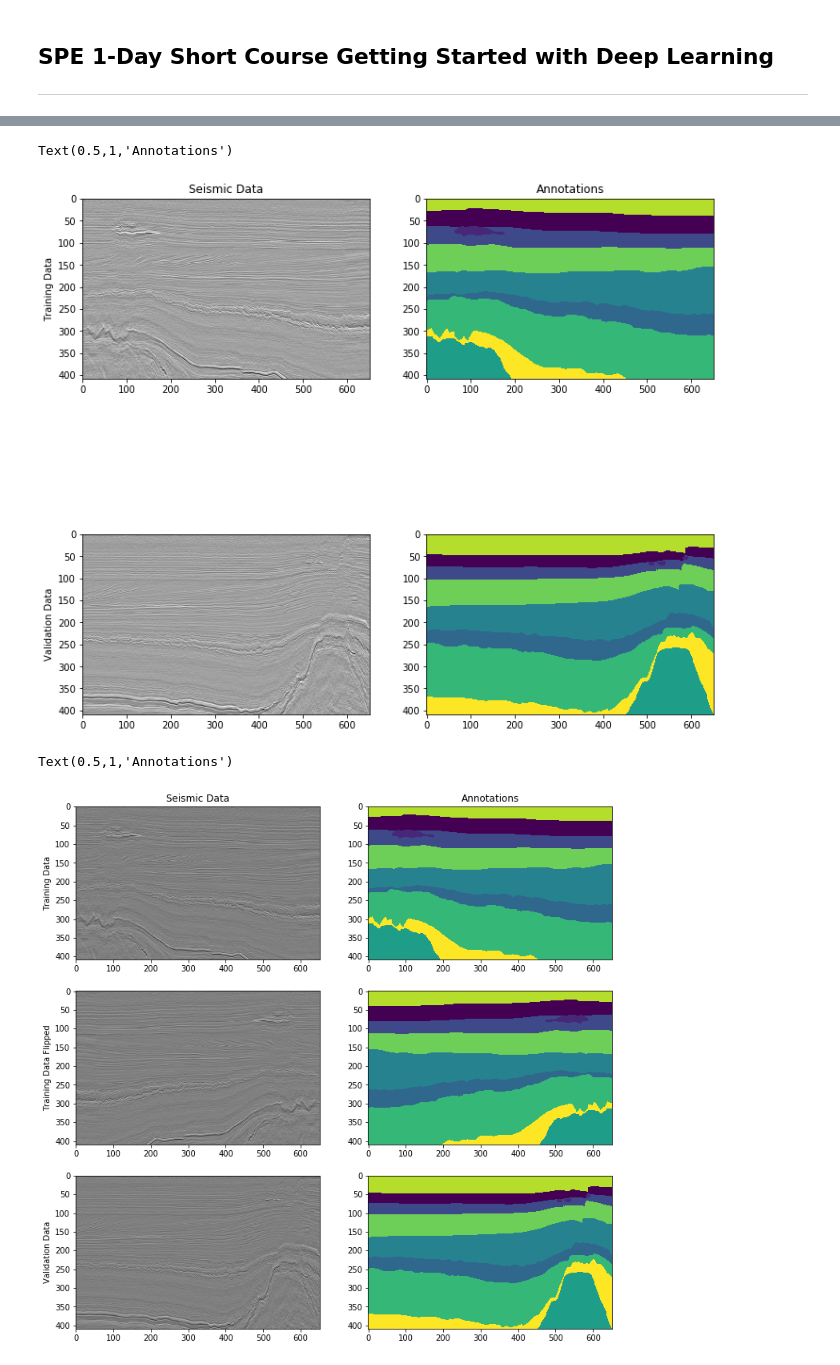
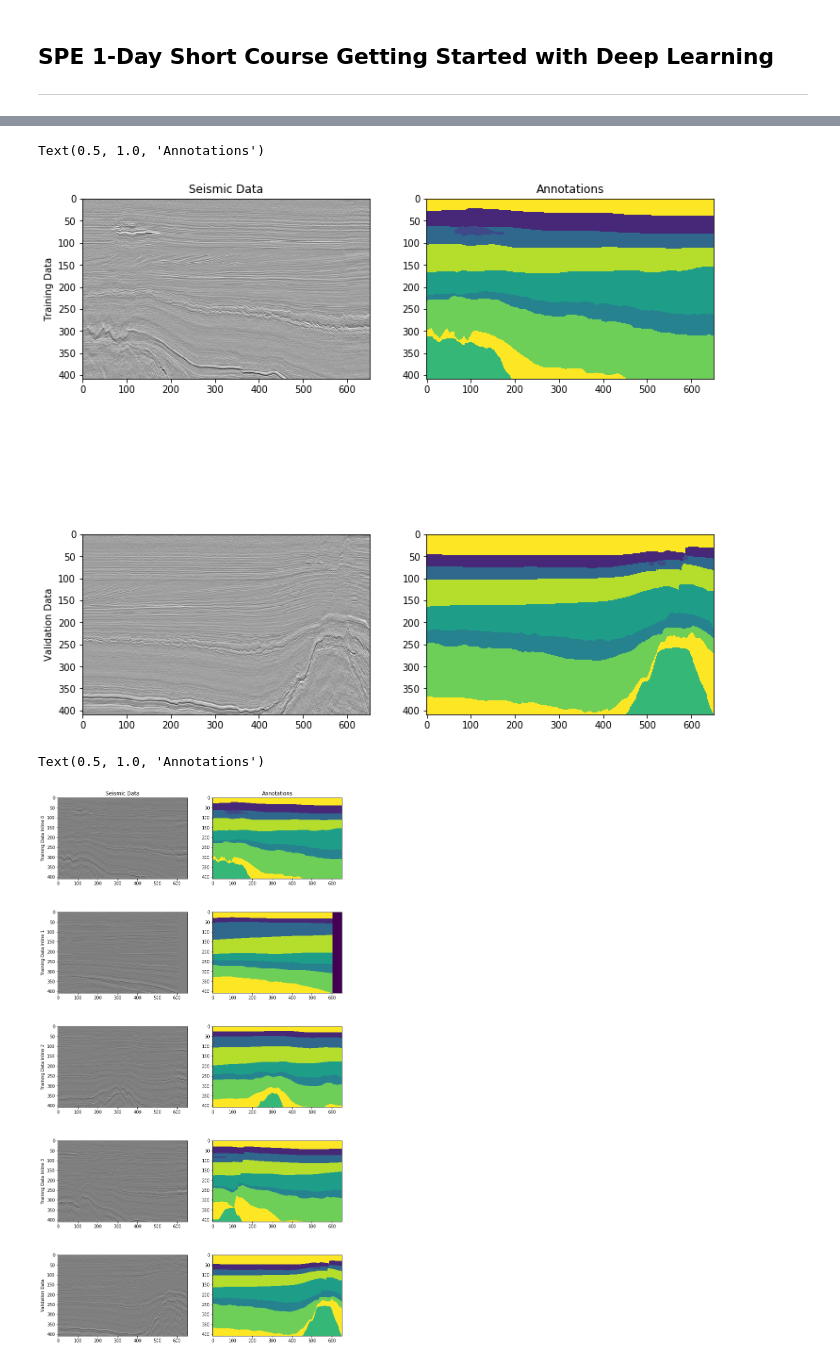
Before and after one commit to LukasMosser/SPE_GS_DL, a Jupyter notebook: SPE-1Day-Course-How-To-Get-Started-With-Deep-Learning.ipynb, the cells around one changed output, grey strips where cells are left out. Saved outputs shown, nothing was run; the diff lists cells and outputs as text; code cells hidden in the pictures.

```diff
--- a/SPE-1Day-Course-How-To-Get-Started-With-Deep-Learning.ipynb
+++ b/SPE-1Day-Course-How-To-Get-Started-With-Deep-Learning.ipynb
@@ -27,6 +45,0 @@ Image Dimensions:  (409, 651)
-# %%
-for class_label, value in zip(range(len(np.unique(train_annotation))), np.unique(train_annotation)):
-    train_annotation[np.where(train_annotation==value)] = class_label
-
-for class_label, value in zip(range(len(np.unique(validation_annotation))), np.unique(validation_annotation)):
-    validation_annotation[np.where(validation_annotation==value)] = class_label
@@ -37,9 +46,18 @@ Classes in Train:  [0 1 2 3 4 5 6 7 8 9] Classes in Validation:  [0 1 2 3 4 5 6
+# %%
+image_classes = [0, 43,  85,  87,  90,  93, 122, 134, 166, 200, 208]
+class_labels = range(len(image_classes))
+for i in range(len(train_annotations)):
+    for class_label, value in zip(class_labels, image_classes):
+        train_annotations[i][np.where(train_annotations[i]==value)] = class_label
+
+for class_label, value in zip(class_labels, image_classes):
+    validation_annotation[np.where(validation_annotation==value)] = class_label
 # %%
 fig, ax = plt.subplots(2, 2, figsize=(12, 12))
-ax[0, 0].imshow(train_image, vmin=train_image.min(), vmax=train_image.max(), cmap="gray")
-ax[0, 1].imshow(train_annotation, vmin=0, vmax=9)
+ax[0, 0].imshow(train_images[0], vmin=train_images.min(), vmax=train_images.max(), cmap="gray")
+ax[0, 1].imshow(train_annotations[0], vmin=0, vmax=9)
 
-ax[1, 0].imshow(validation_image, vmin=train_image.min(), vmax=train_image.max(), cmap="gray")
+ax[1, 0].imshow(validation_image, vmin=train_images.min(), vmax=train_images.max(), cmap="gray")
 ax[1, 1].imshow(validation_annotation, vmin=0, vmax=9)
 
 ax[0, 0].set_ylabel("Training Data")
@@ -47,33 +65,30 @@ ax[1, 0].set_ylabel("Validation Data")
 ax[0, 0].set_title("Seismic Data")
 ax[0, 1].set_title("Annotations")
 # %% [output]
-Text(0.5,1,'Annotations')
+Text(0.5, 1.0, 'Annotations')
-[figure, old version]
+[figure, new version]
 # %%
-train_mean, train_std = train_image.mean(), train_image.std()
+train_mean, train_std = train_images.mean(), train_images.std()
 
-train_image_normed = (train_image-train_mean)/train_std
+train_image_normed = (train_images-train_mean)/train_std
 validation_image_normed = (validation_image-train_mean)/train_std
 # %%
-fig, ax = plt.subplots(3, 2, figsize=(12, 12))
-ax[0, 0].imshow(train_image_normed, vmin=-train_std, vmax=train_std, cmap="gray")
-ax[0, 1].imshow(train_annotation, vmin=0, vmax=9)
+fig, ax = plt.subplots(5, 2, figsize=(12, 24))
 
-ax[1, 0].imshow(train_image_normed[:, ::-1], vmin=-train_std, vmax=train_std, cmap="gray")
-ax[1, 1].imshow(train_annotation[:, ::-1], vmin=0, vmax=9)
+for i in range(4):
+    ax[i, 0].imshow(train_image_normed[i], vmin=-train_std, vmax=train_std, cmap="gray")
+    ax[i, 1].imshow(train_annotations[i], vmin=0, vmax=9)
+    ax[i, 0].set_ylabel("Training Data Inline "+str(i))
 
+ax[4, 0].imshow(validation_image_normed, vmin=-train_std, vmax=train_std, cmap="gray")
+ax[4, 1].imshow(validation_annotation, vmin=0, vmax=9)
 
-ax[2, 0].imshow(validation_image_normed, vmin=-train_std, vmax=train_std, cmap="gray")
-ax[2, 1].imshow(validation_annotation, vmin=0, vmax=9)
-
-ax[0, 0].set_ylabel("Training Data")
-ax[1, 0].set_ylabel("Training Data Flipped")
-ax[2, 0].set_ylabel("Validation Data")
+ax[4, 0].set_ylabel("Validation Data")
 ax[0, 0].set_title("Seismic Data")
 ax[0, 1].set_title("Annotations")
 # %% [output]
-Text(0.5,1,'Annotations')
+Text(0.5, 1.0, 'Annotations')
-[figure, old version]
+[figure, new version]
 # %%
 window_half_size = 16
 
```
Also changed, not shown: parts of 13 cells of this notebook, 6 other files.
